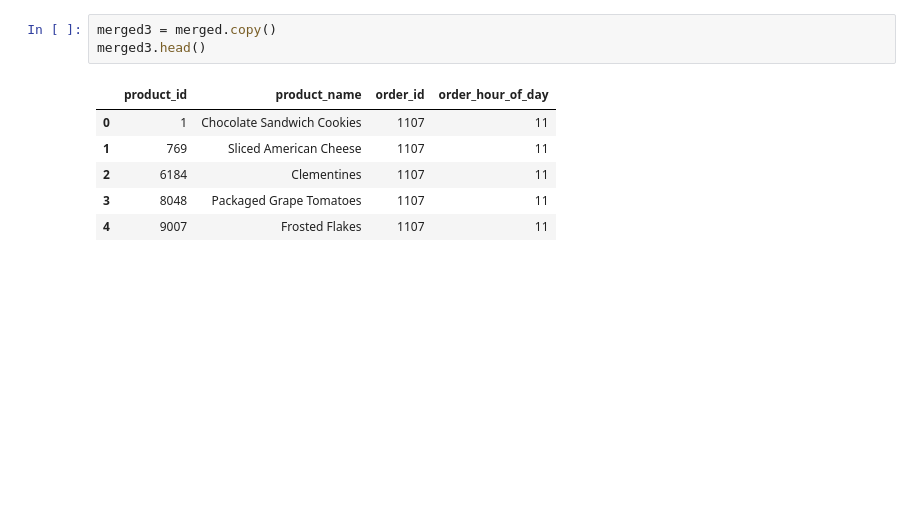
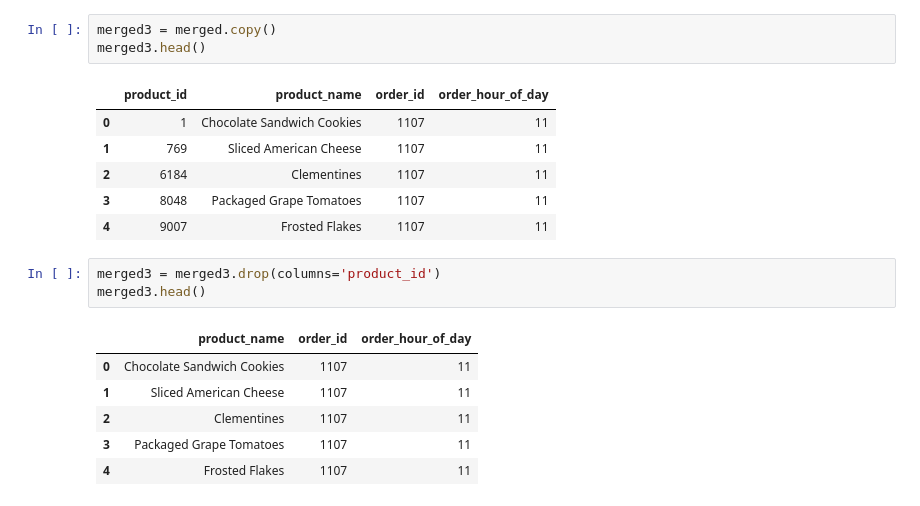
Before and after one commit to bloominstituteoftechnology/DS-Unit-1-Sprint-2-Data-Wrangling-and-Storytelling, a Jupyter notebook: module3-reshape-data/LS_DS_123_Reshape_data.ipynb, the cells around one changed output. Drawn from its saved outputs; the diff is of its cells as text; blank space fills up the shorter version.

```diff
--- a/module3-reshape-data/LS_DS_123_Reshape_data.ipynb
+++ b/module3-reshape-data/LS_DS_123_Reshape_data.ipynb
@@ -613,3 +629,13 @@ merged3.head()
 | 2 | 6184 | Clementines | 1107 | 11 |
 | 3 | 8048 | Packaged Grape Tomatoes | 1107 | 11 |
 | 4 | 9007 | Frosted Flakes | 1107 | 11 |
+# %%
+merged3 = merged3.drop(columns='product_id')
+merged3.head()
+# %% [output]
+|  | product_name | order_id | order_hour_of_day |
+| 0 | Chocolate Sandwich Cookies | 1107 | 11 |
+| 1 | Sliced American Cheese | 1107 | 11 |
+| 2 | Clementines | 1107 | 11 |
+| 3 | Packaged Grape Tomatoes | 1107 | 11 |
+| 4 | Frosted Flakes | 1107 | 11 |
```
Also changed, not shown: parts of 7 cells of this notebook.
